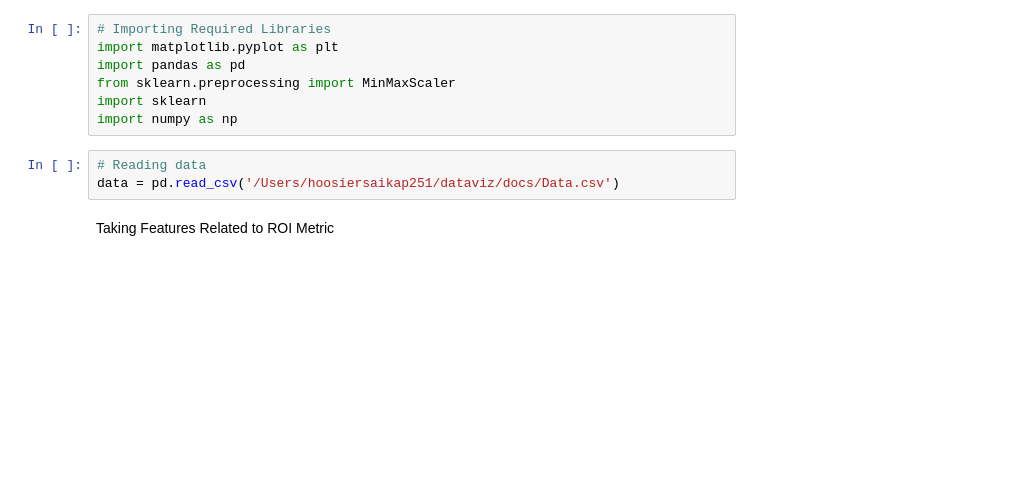
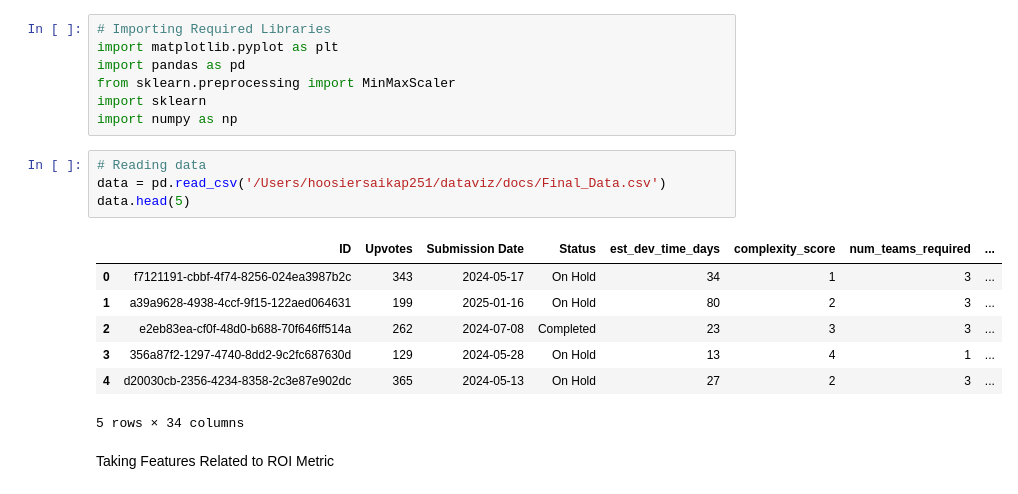
Before and after one commit to Aishwarya-deoraj/4tokens, a Jupyter notebook: notebooks/Priority_Logic/Priority_Logic_ROI.ipynb, the cells around one changed output. Drawn from its saved outputs; the diff is of its cells as text; blank space fills up the shorter version.

```diff
--- a/notebooks/Priority_Logic/Priority_Logic_ROI.ipynb
+++ b/notebooks/Priority_Logic/Priority_Logic_ROI.ipynb
@@ -7,7 +7,16 @@ import sklearn
 import numpy as np
 # %%
 # Reading data
-data = pd.read_csv('/Users/hoosiersaikap251/dataviz/docs/Data.csv')
+data = pd.read_csv('/Users/hoosiersaikap251/dataviz/docs/Final_Data.csv')
+data.head(5)
+# %% [output]
+|  | ID | Upvotes | Submission Date | Status | est_dev_time_days | complexity_score | num_teams_required | ... |
+| 0 | f7121191-cbbf-4f74-8256-024ea3987b2c | 343 | 2024-05-17 | On Hold | 34 | 1 | 3 | ... |
+| 1 | a39a9628-4938-4ccf-9f15-122aed064631 | 199 | 2025-01-16 | On Hold | 80 | 2 | 3 | ... |
+| 2 | e2eb83ea-cf0f-48d0-b688-70f646ff514a | 262 | 2024-07-08 | Completed | 23 | 3 | 3 | ... |
+| 3 | 356a87f2-1297-4740-8dd2-9c2fc687630d | 129 | 2024-05-28 | On Hold | 13 | 4 | 1 | ... |
+| 4 | d20030cb-2356-4234-8358-2c3e87e902dc | 365 | 2024-05-13 | On Hold | 27 | 2 | 3 | ... |
+5 rows × 34 columns
 # %% [markdown]
 Taking Features Related to ROI Metric
 # %% [markdown]
```
Also changed, not shown: parts of 9 cells of this notebook, 2 other files.
